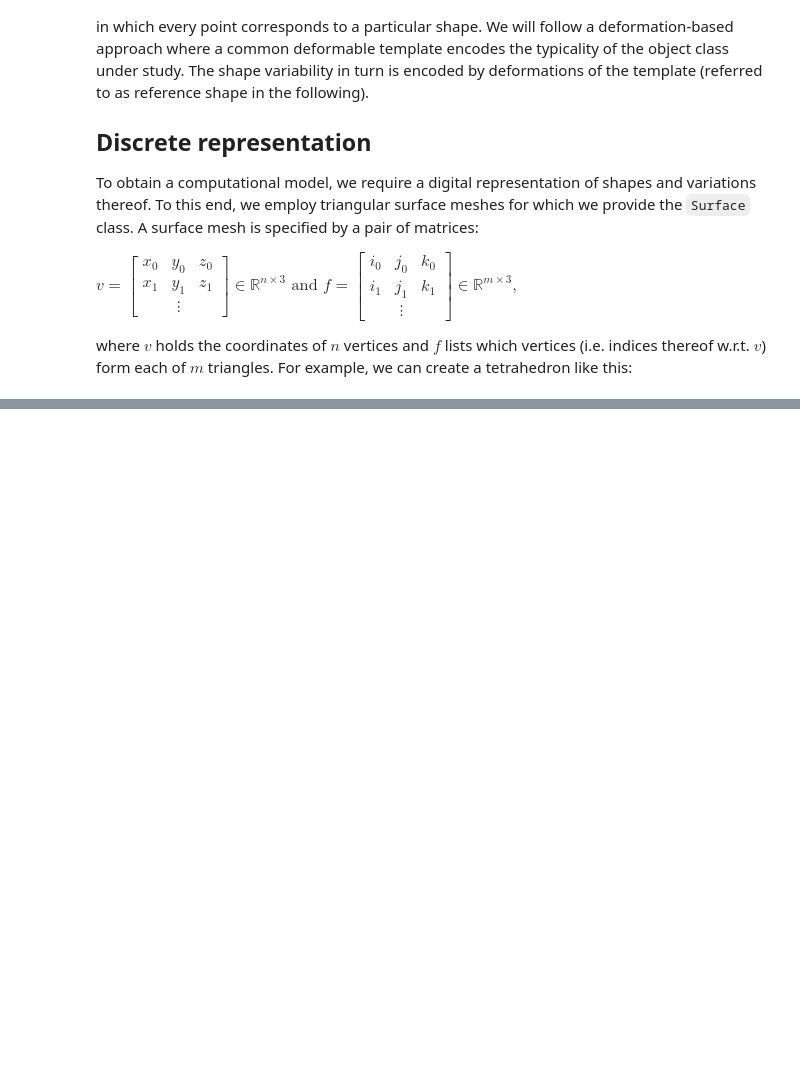
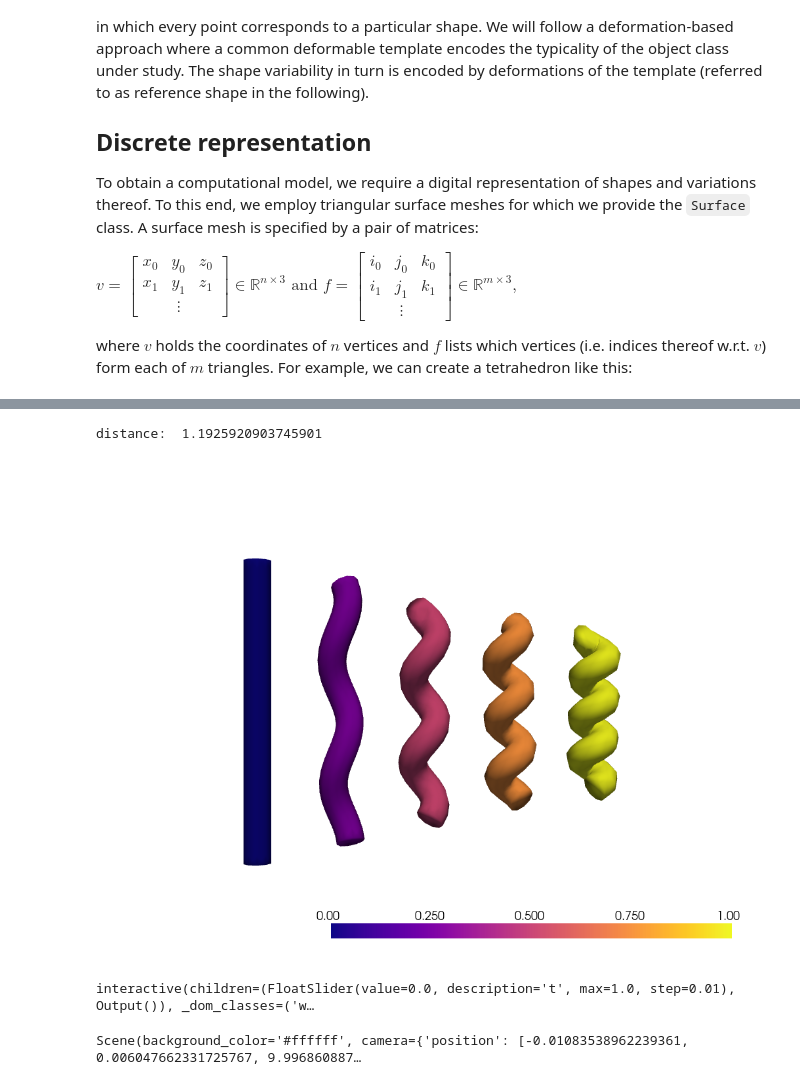
Before and after one commit to ckolbPTB/TES_21_22_Tutorials, a Jupyter notebook: tutorial2_pop_med_image_shape_ana_01_shape_space.ipynb, the cells around one changed output, grey strips where cells are left out. Drawn from its saved outputs; the diff is of its cells as text; code cells hidden in the pictures; blank space fills up the shorter version.

```diff
--- a/tutorial2_pop_med_image_shape_ana_01_shape_space.ipynb
+++ b/tutorial2_pop_med_image_shape_ana_01_shape_space.ipynb
@@ -92,6 +100,7 @@ For example, computing geodesic distances or exponential/logarithmic maps does n
 # %%
-import pyvista as pv
-from morphomatics.manifold import FundamentalCoords, PointDistributionModel, DifferentialCoords, util
+nInterpol=5 # e.g. 5, 10, 20
+
+from morphomatics.manifold import FundamentalCoords, PointDistributionModel, util
 
 # Read example data
 
@@ -103,38 +112,41 @@ S_straight = as_surface(mesh_straight)
 S_helix = as_surface(mesh_helix)
 
 # Construct shape space
-M = FundamentalCoords(S_straight)
+M = FundamentalCoords(S_straight) # Replace with PointDistributionModel
 
 # map surfaces to shape space coordinates
 c_straight = M.to_coords(S_straight.v)
 c_helix = M.to_coords(S_helix.v)
 
 # perform computations, e.g. ...
 
 # ... compute distance
 print('distance: ', M.metric.dist(c_straight, c_helix))
 
 # ... interpolate surfaces (mid-point on geodesic)
 diff = M.connec.log(c_straight, c_helix)
 mean = M.connec.exp(c_straight, 0.5*diff)
 
 # get vertex coordinates of mean
 v = M.from_coords(mean)
 
 # visualize
 pv.set_plot_theme('document')
 pl = pv.Plotter(notebook=True)
 import matplotlib.pyplot as plt
 cmap = plt.cm.get_cmap("plasma")
-for t in np.linspace(0,1,5):
+for t in np.linspace(0,1,nInterpol):
      # compute interpolating shape
      v = M.from_coords(M.connec.exp(c_straight, t*diff))
      # align and move upwards
      v = util.align(v, S_straight.v) + t*np.array([0.,0.,10.])
      # add to plot
      pl.add_mesh(pv.PolyData(v, mesh_straight.faces), scalars=np.full_like(v[:,0], t), cmap=cmap, smooth_shading=True)
 pl.view_zx()
 pl.show(jupyter_backend='static')
+# %% [output]
+distance:  1.1925920903745901
+[figure, added]
 # %%
 """ Client-side rendering with `ipygany` and `ipywidgets` for interaction. """
 
@@ -164,3 +176,6 @@ def plot(t=(0,1,.01)):
     viewer.children[0].vertices = v
 
 viewer
+# %% [output]
+interactive(children=(FloatSlider(value=0.0, description='t', max=1.0, step=0.01), Output()), _dom_classes=('w…
+Scene(background_color='#ffffff', camera={'position': [-0.01083538962239361, 0.006047662331725767, 9.996860887…
```
Also changed, not shown: parts of 2 cells of this notebook, 2 other files.
